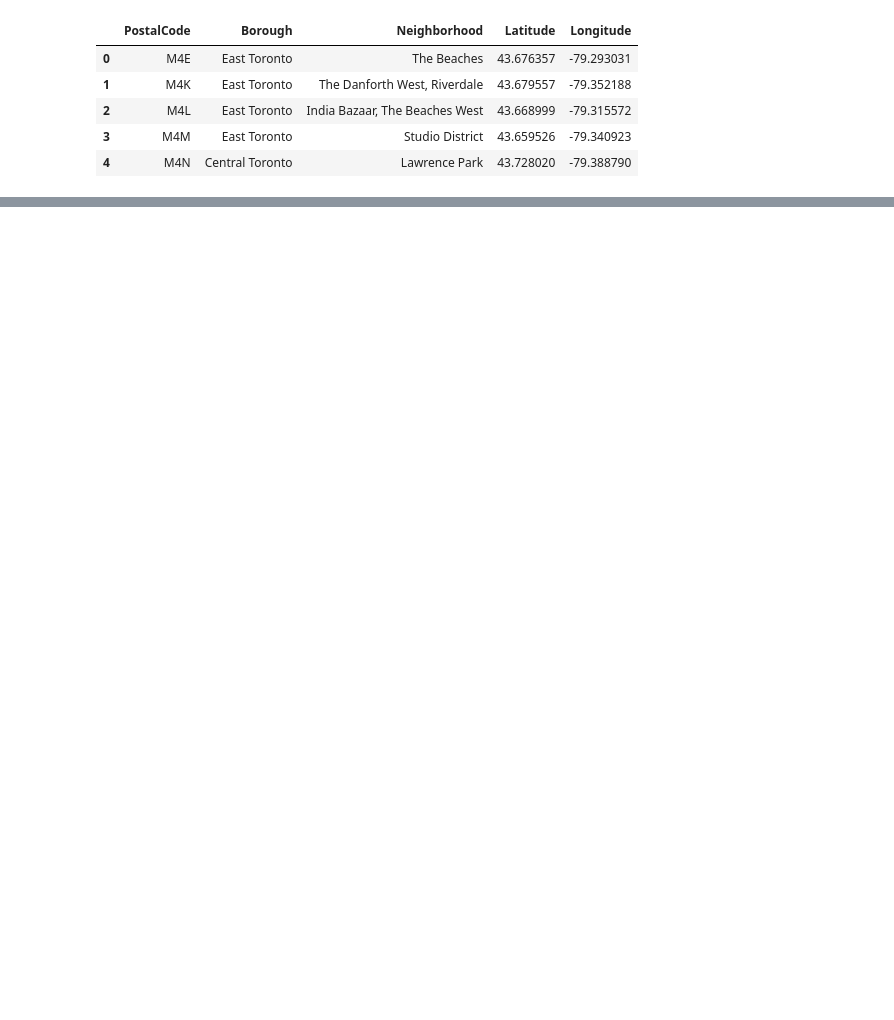
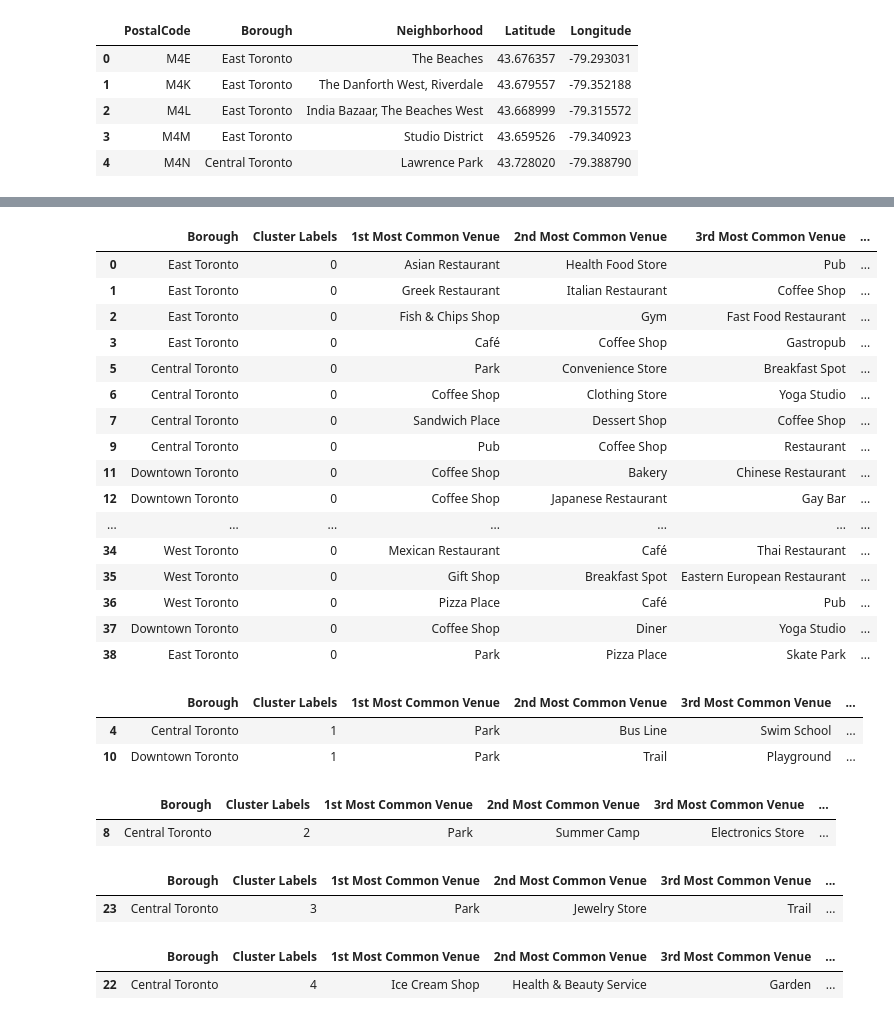
Before and after one commit to sagarbhadra7/Coursera_Capstone, a Jupyter notebook: Segmenting_and_Clustering_Neighborhoods_in_Toronto.ipynb, the cells around one changed output, grey strips where cells are left out. Saved outputs shown, nothing was run; the diff lists cells and outputs as text; code cells hidden in the pictures; blank space fills up the shorter version.

```diff
--- a/Segmenting_and_Clustering_Neighborhoods_in_Toronto.ipynb
+++ b/Segmenting_and_Clustering_Neighborhoods_in_Toronto.ipynb
@@ -156,0 +316,12 @@ map_toronto_denc
+# %%
+# one hot encoding
+toronto_denc_onehot = pd.get_dummies(toronto_denc_venues[['Venue Category']], prefix="", prefix_sep="")
+
+# add neighborhood column back to dataframe
+toronto_denc_onehot['Neighborhood'] = toronto_denc_venues['Neighborhood']
+
+# move neighborhood column to the first column
+fixed_columns = [toronto_denc_onehot.columns[-1]] + list(toronto_denc_onehot.columns[:-1])
+toronto_denc_onehot = toronto_denc_onehot[fixed_columns]
+
+toronto_denc_onehot.head()
@@ -156,0 +336,3 @@ map_toronto_denc
+# %%
+toronto_denc_grouped = toronto_denc_onehot.groupby('Neighborhood').mean().reset_index()
+toronto_denc_grouped.head()
@@ -156,0 +380,11 @@ map_toronto_denc
+# %%
+# set number of clusters
+kclusters = 5
+
+toronto_denc_grouped_clustering = toronto_denc_grouped.drop('Neighborhood', 1)
+
+# run k-means clustering
+kmeans = KMeans(n_clusters=kclusters, random_state=0).fit(toronto_denc_grouped_clustering)
+
+# check cluster labels generated for each row in the dataframe
+kmeans.labels_[0:10]
@@ -156,0 +393,10 @@ map_toronto_denc
+# %%
+# add clustering labels
+neighborhoods_venues_sorted.insert(0, 'Cluster Labels', kmeans.labels_)
+
+toronto_denc_merged = df_toronto_denc
+
+# merge toronto_grouped with toronto_data to add latitude/longitude for each neighborhood
+toronto_denc_merged = toronto_denc_merged.join(neighborhoods_venues_sorted.set_index('Neighborhood'), on='Neighborhood')
+
+toronto_denc_merged.head() # check the last columns!
@@ -156,0 +440,41 @@ map_toronto_denc
+# %%
+toronto_denc_merged.loc[toronto_denc_merged['Cluster Labels'] == 0, toronto_denc_merged.columns[[1] + list(range(5, toronto_denc_merged.shape[1]))]]
+# %% [output]
+|  | Borough | Cluster Labels | 1st Most Common Venue | 2nd Most Common Venue | 3rd Most Common Venue | ... |
+| 0 | East Toronto | 0 | Asian Restaurant | Health Food Store | Pub | ... |
+| 1 | East Toronto | 0 | Greek Restaurant | Italian Restaurant | Coffee Shop | ... |
+| 2 | East Toronto | 0 | Fish & Chips Shop | Gym | Fast Food Restaurant | ... |
+| 3 | East Toronto | 0 | Café | Coffee Shop | Gastropub | ... |
+| 5 | Central Toronto | 0 | Park | Convenience Store | Breakfast Spot | ... |
+| 6 | Central Toronto | 0 | Coffee Shop | Clothing Store | Yoga Studio | ... |
+| 7 | Central Toronto | 0 | Sandwich Place | Dessert Shop | Coffee Shop | ... |
+| 9 | Central Toronto | 0 | Pub | Coffee Shop | Restaurant | ... |
+| 11 | Downtown Toronto | 0 | Coffee Shop | Bakery | Chinese Restaurant | ... |
+| 12 | Downtown Toronto | 0 | Coffee Shop | Japanese Restaurant | Gay Bar | ... |
+| ... | ... | ... | ... | ... | ... | ... |
+| 34 | West Toronto | 0 | Mexican Restaurant | Café | Thai Restaurant | ... |
+| 35 | West Toronto | 0 | Gift Shop | Breakfast Spot | Eastern European Restaurant | ... |
+| 36 | West Toronto | 0 | Pizza Place | Café | Pub | ... |
+| 37 | Downtown Toronto | 0 | Coffee Shop | Diner | Yoga Studio | ... |
+| 38 | East Toronto | 0 | Park | Pizza Place | Skate Park | ... |
+# %%
+toronto_denc_merged.loc[toronto_denc_merged['Cluster Labels'] == 1, toronto_denc_merged.columns[[1] + list(range(5, toronto_denc_merged.shape[1]))]]
+# %% [output]
+|  | Borough | Cluster Labels | 1st Most Common Venue | 2nd Most Common Venue | 3rd Most Common Venue | ... |
+| 4 | Central Toronto | 1 | Park | Bus Line | Swim School | ... |
+| 10 | Downtown Toronto | 1 | Park | Trail | Playground | ... |
+# %%
+toronto_denc_merged.loc[toronto_denc_merged['Cluster Labels'] == 2, toronto_denc_merged.columns[[1] + list(range(5, toronto_denc_merged.shape[1]))]]
+# %% [output]
+|  | Borough | Cluster Labels | 1st Most Common Venue | 2nd Most Common Venue | 3rd Most Common Venue | ... |
+| 8 | Central Toronto | 2 | Park | Summer Camp | Electronics Store | ... |
+# %%
+toronto_denc_merged.loc[toronto_denc_merged['Cluster Labels'] == 3, toronto_denc_merged.columns[[1] + list(range(5, toronto_denc_merged.shape[1]))]]
+# %% [output]
+|  | Borough | Cluster Labels | 1st Most Common Venue | 2nd Most Common Venue | 3rd Most Common Venue | ... |
+| 23 | Central Toronto | 3 | Park | Jewelry Store | Trail | ... |
+# %%
+toronto_denc_merged.loc[toronto_denc_merged['Cluster Labels'] == 4, toronto_denc_merged.columns[[1] + list(range(5, toronto_denc_merged.shape[1]))]]
+# %% [output]
+|  | Borough | Cluster Labels | 1st Most Common Venue | 2nd Most Common Venue | 3rd Most Common Venue | ... |
+| 22 | Central Toronto | 4 | Ice Cream Shop | Health & Beauty Service | Garden | ... |
```
Also changed, not shown: parts of 21 cells of this notebook.
